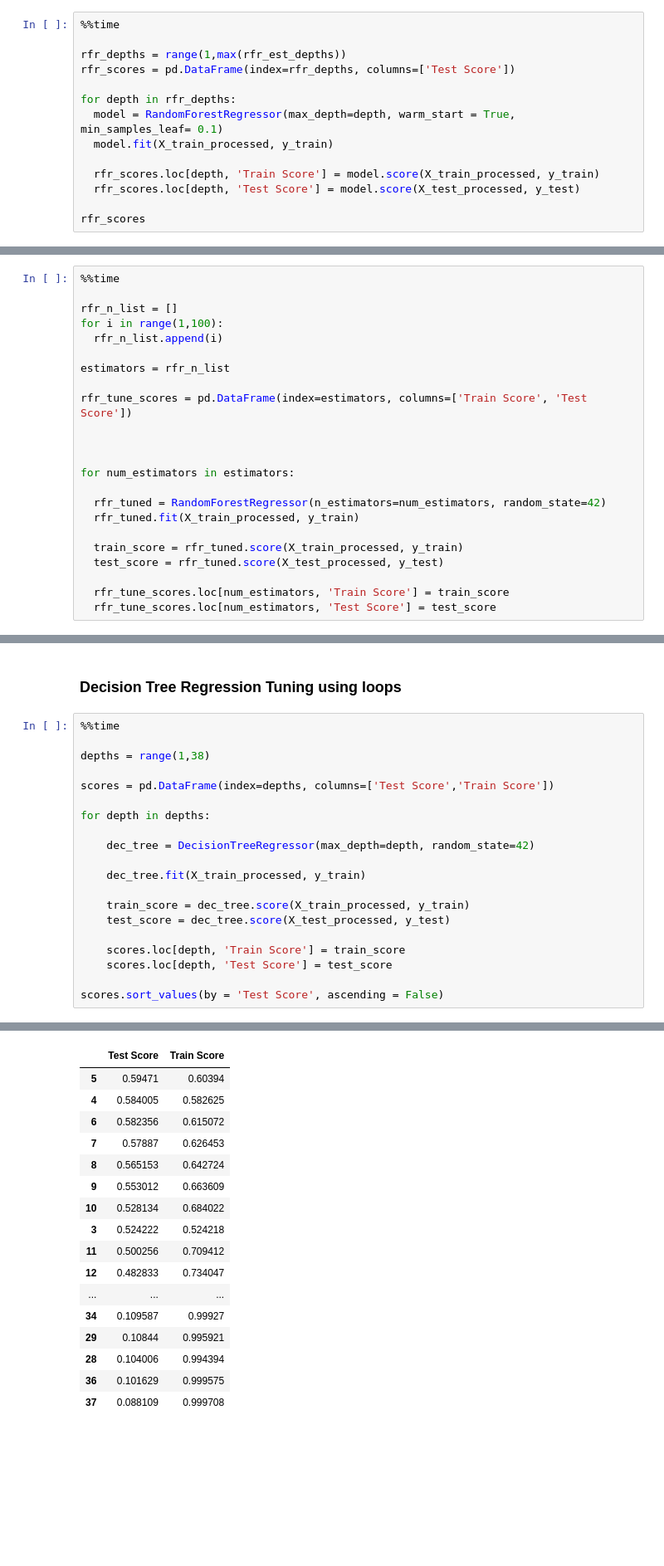
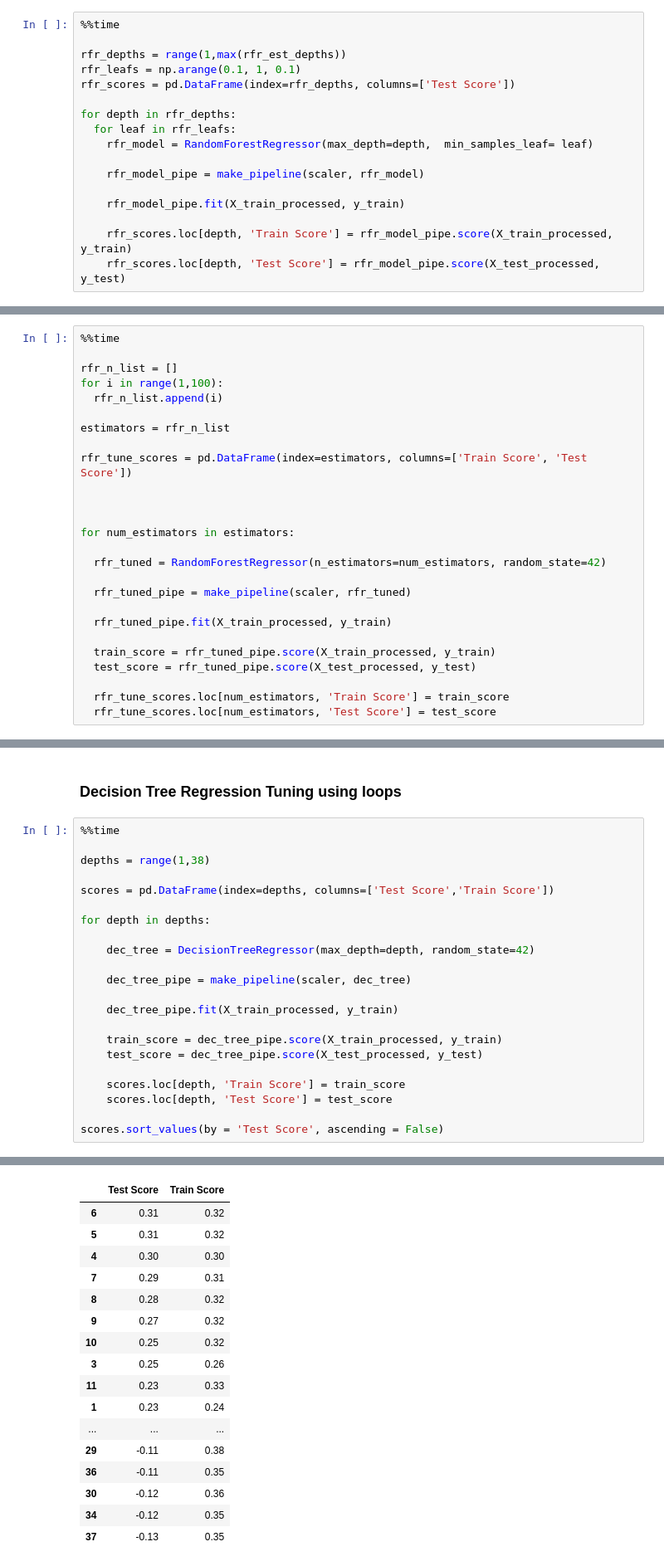
Before and after one commit to LuccasBracci/Sales-Prediction-Modeling, a Jupyter notebook: Sales_Predictions_Modeling.ipynb, the cells around one changed output, grey strips where cells are left out. Shown at 83% size. Drawn from its saved outputs; the diff is of its cells as text; blank space fills up the shorter version.

```diff
--- a/Sales_Predictions_Modeling.ipynb
+++ b/Sales_Predictions_Modeling.ipynb
@@ -530,14 +511,17 @@ print(min(rfr_est_depths))
 %%time
 
 rfr_depths = range(1,max(rfr_est_depths))
+rfr_leafs = np.arange(0.1, 1, 0.1)
 rfr_scores = pd.DataFrame(index=rfr_depths, columns=['Test Score'])
 
 for depth in rfr_depths:
-  model = RandomForestRegressor(max_depth=depth, warm_start = True,  min_samples_leaf= 0.1)
-  model.fit(X_train_processed, y_train)
+  for leaf in rfr_leafs:
+    rfr_model = RandomForestRegressor(max_depth=depth,  min_samples_leaf= leaf)
 
-  rfr_scores.loc[depth, 'Train Score'] = model.score(X_train_processed, y_train)
-  rfr_scores.loc[depth, 'Test Score'] = model.score(X_test_processed, y_test)
+    rfr_model_pipe = make_pipeline(scaler, rfr_model)
 
-rfr_scores
+    rfr_model_pipe.fit(X_train_processed, y_train)
+
+    rfr_scores.loc[depth, 'Train Score'] = rfr_model_pipe.score(X_train_processed, y_train)
+    rfr_scores.loc[depth, 'Test Score'] = rfr_model_pipe.score(X_test_processed, y_test)
 # %% [output]
@@ -603,10 +607,13 @@ rfr_tune_scores = pd.DataFrame(index=estimators, columns=['Train Score', 'Test S
 for num_estimators in estimators:
 
   rfr_tuned = RandomForestRegressor(n_estimators=num_estimators, random_state=42)
-  rfr_tuned.fit(X_train_processed, y_train)
 
-  train_score = rfr_tuned.score(X_train_processed, y_train)
-  test_score = rfr_tuned.score(X_test_processed, y_test)
+  rfr_tuned_pipe = make_pipeline(scaler, rfr_tuned)
+
+  rfr_tuned_pipe.fit(X_train_processed, y_train)
+
+  train_score = rfr_tuned_pipe.score(X_train_processed, y_train)
+  test_score = rfr_tuned_pipe.score(X_test_processed, y_test)
 
   rfr_tune_scores.loc[num_estimators, 'Train Score'] = train_score
   rfr_tune_scores.loc[num_estimators, 'Test Score'] = test_score
@@ -677,10 +684,12 @@ for depth in depths:
 
     dec_tree = DecisionTreeRegressor(max_depth=depth, random_state=42)
 
-    dec_tree.fit(X_train_processed, y_train)
+    dec_tree_pipe = make_pipeline(scaler, dec_tree)
 
-    train_score = dec_tree.score(X_train_processed, y_train)
-    test_score = dec_tree.score(X_test_processed, y_test)
+    dec_tree_pipe.fit(X_train_processed, y_train)
+
+    train_score = dec_tree_pipe.score(X_train_processed, y_train)
+    test_score = dec_tree_pipe.score(X_test_processed, y_test)
 
     scores.loc[depth, 'Train Score'] = train_score
     scores.loc[depth, 'Test Score'] = test_score
@@ -692,20 +701,20 @@ Wall time: 1.7 s
 |  | Test Score | Train Score |
-| 5 | 0.59471 | 0.60394 |
-| 4 | 0.584005 | 0.582625 |
-| 6 | 0.582356 | 0.615072 |
-| 7 | 0.57887 | 0.626453 |
-| 8 | 0.565153 | 0.642724 |
-| 9 | 0.553012 | 0.663609 |
-| 10 | 0.528134 | 0.684022 |
-| 3 | 0.524222 | 0.524218 |
-| 11 | 0.500256 | 0.709412 |
-| 12 | 0.482833 | 0.734047 |
+| 6 | 0.31 | 0.32 |
+| 5 | 0.31 | 0.32 |
+| 4 | 0.30 | 0.30 |
+| 7 | 0.29 | 0.31 |
+| 8 | 0.28 | 0.32 |
+| 9 | 0.27 | 0.32 |
+| 10 | 0.25 | 0.32 |
+| 3 | 0.25 | 0.26 |
+| 11 | 0.23 | 0.33 |
+| 1 | 0.23 | 0.24 |
 | ... | ... | ... |
-| 34 | 0.109587 | 0.99927 |
-| 29 | 0.10844 | 0.995921 |
-| 28 | 0.104006 | 0.994394 |
-| 36 | 0.101629 | 0.999575 |
-| 37 | 0.088109 | 0.999708 |
+| 29 | -0.11 | 0.38 |
+| 36 | -0.11 | 0.35 |
+| 30 | -0.12 | 0.36 |
+| 34 | -0.12 | 0.35 |
+| 37 | -0.13 | 0.35 |
 # %%
 plt.plot(depths, scores['Test Score'])
 plt.xlabel('max_depth')
```
Also changed, not shown: parts of 28 cells of this notebook.
